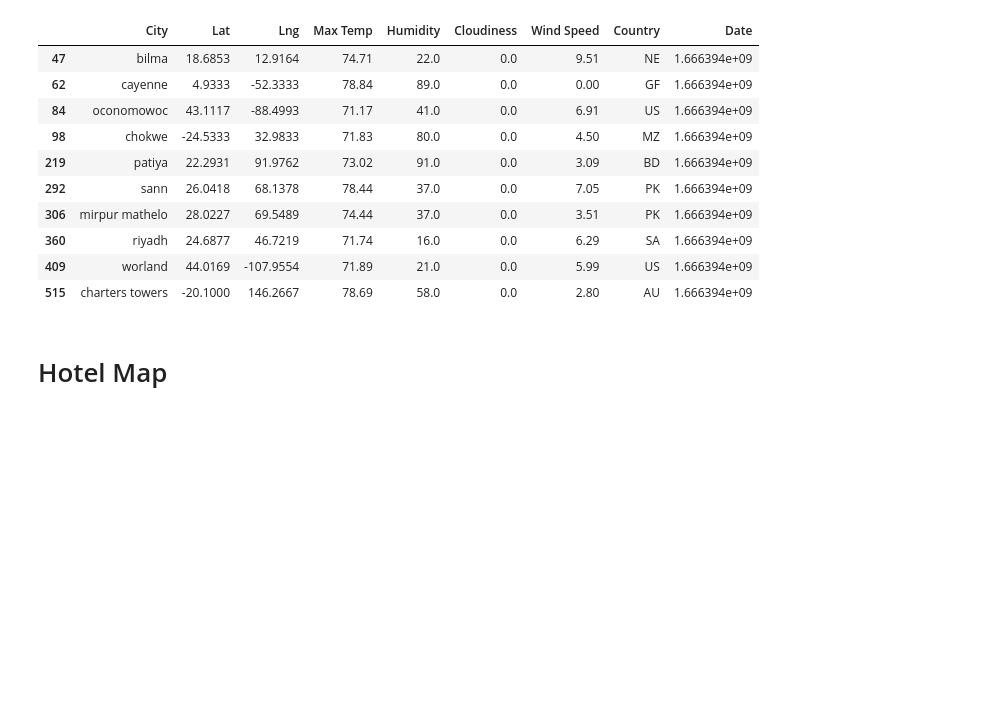
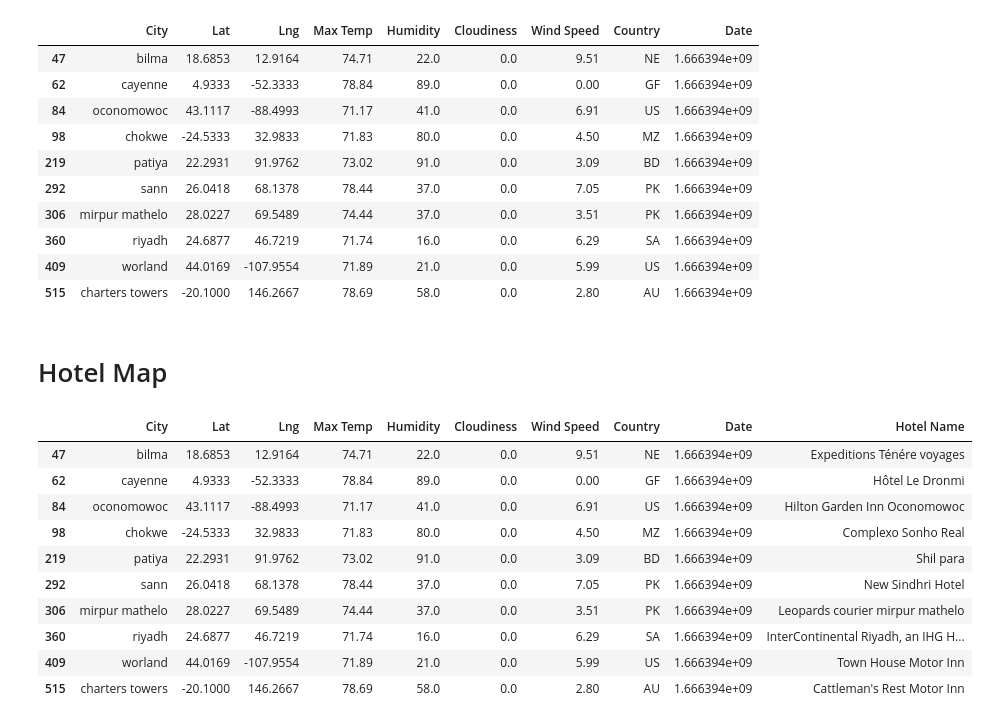
Before and after one commit to Colleen-Cobb/python-api-challenge, a Jupyter notebook: VacationPy/VacationPy.ipynb, the cells around one changed output. Drawn from its saved outputs; the diff is of its cells as text; code cells hidden in the pictures; blank space fills up the shorter version.

```diff
--- a/VacationPy/VacationPy.ipynb
+++ b/VacationPy/VacationPy.ipynb
@@ -100,27 +78,55 @@ vacation_weather
 # %%
 hotels=[]
 
 hotel_df=vacation_weather
 base_url = "https://maps.googleapis.com/maps/api/place/nearbysearch/json"
 
-params= {
-    "radius": 5000,
-    "type": "lodging",
-    "key": g_key,
-}
+
 
 for index, row in hotel_df.iterrows():
     city=row["City"]
     lat=row["Lat"]
     lng=row["Lng"]
 
+
+    params= {
+    "location": f"{lat}, {lng}",
+    "radius": 5000,
+    "type": "lodging",
+    "key": g_key,
+}
+
+
+
     #assemble url and make API request
-    query_url=base_url + g_key + "&q=" + city
     request=requests.get(base_url, params=params)
     response=request.json()
 
-#     #extract results
-#     hotel_results=hotel_response['results']
+    #extract results
+    hotel_results=response['results']
+
+    try:
+
+        hotels.append(response["results"][0]["name"])
+    except:
+        print("No hotel found nearby")
+
+# Add 'Hotel Name' column to the dataframe
+
+hotel_df["Hotel Name"]=hotels
+hotel_df
+# %% [output]
+|  | City | Lat | Lng | Max Temp | Humidity | Cloudiness | Wind Speed | Country | Date | Hotel Name |
+| 47 | bilma | 18.6853 | 12.9164 | 74.71 | 22.0 | 0.0 | 9.51 | NE | 1.666394e+09 | Expeditions Ténére voyages |
+| 62 | cayenne | 4.9333 | -52.3333 | 78.84 | 89.0 | 0.0 | 0.00 | GF | 1.666394e+09 | Hôtel Le Dronmi |
+| 84 | oconomowoc | 43.1117 | -88.4993 | 71.17 | 41.0 | 0.0 | 6.91 | US | 1.666394e+09 | Hilton Garden Inn Oconomowoc |
+| 98 | chokwe | -24.5333 | 32.9833 | 71.83 | 80.0 | 0.0 | 4.50 | MZ | 1.666394e+09 | Complexo Sonho Real |
+| 219 | patiya | 22.2931 | 91.9762 | 73.02 | 91.0 | 0.0 | 3.09 | BD | 1.666394e+09 | Shil para |
+| 292 | sann | 26.0418 | 68.1378 | 78.44 | 37.0 | 0.0 | 7.05 | PK | 1.666394e+09 | New Sindhri Hotel |
+| 306 | mirpur mathelo | 28.0227 | 69.5489 | 74.44 | 37.0 | 0.0 | 3.51 | PK | 1.666394e+09 | Leopards courier mirpur mathelo |
+| 360 | riyadh | 24.6877 | 46.7219 | 71.74 | 16.0 | 0.0 | 6.29 | SA | 1.666394e+09 | InterContinental Riyadh, an IHG H... |
+| 409 | worland | 44.0169 | -107.9554 | 71.89 | 21.0 | 0.0 | 5.99 | US | 1.666394e+09 | Town House Motor Inn |
+| 515 | charters towers | -20.1000 | 146.2667 | 78.69 | 58.0 | 0.0 | 2.80 | AU | 1.666394e+09 | Cattleman's Rest Motor Inn |
 # %%
 response
 # %% [output]
```
Also changed, not shown: parts of 6 cells of this notebook.
